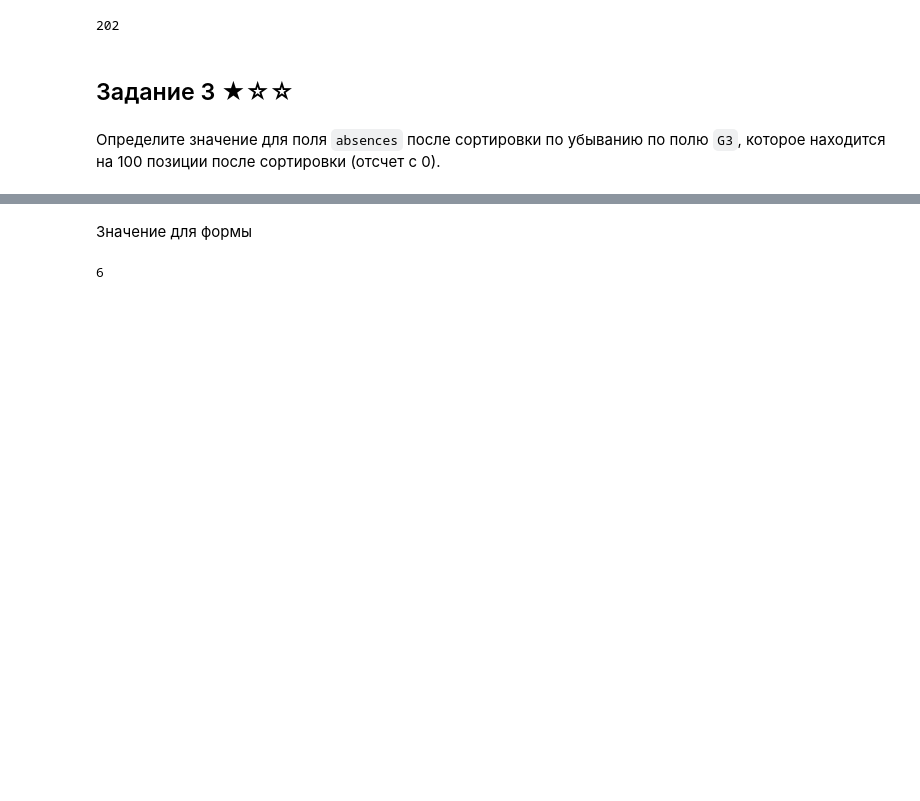
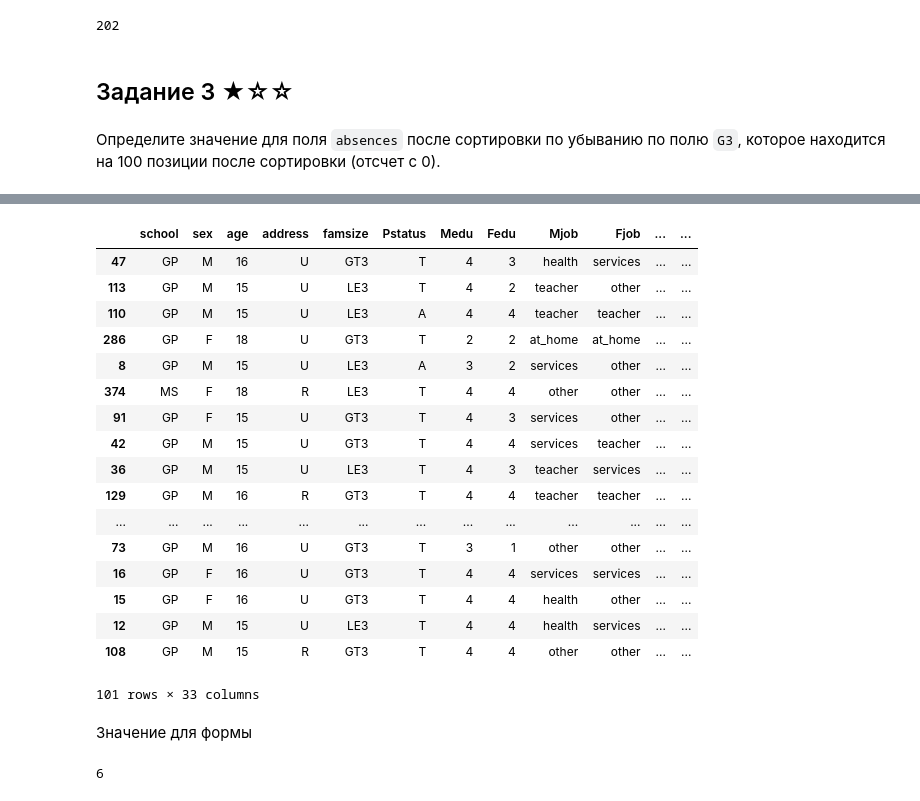
Before and after one commit to Emilien-mipt/DMIA_Industry, a Jupyter notebook: hw01/Pandas_task.ipynb, the cells around one changed output, grey strips where cells are left out. Drawn from its saved outputs; the diff is of its cells as text; code cells hidden in the pictures; blank space fills up the shorter version.

```diff
--- a/hw01/Pandas_task.ipynb
+++ b/hw01/Pandas_task.ipynb
@@ -93,3 +92,24 @@ absences_at_100 = data.sort_values(['G3'], ascending=False).iloc[100, data.colum
+# %%
+ data.sort_values(['G3'], ascending=False).head(101)
+# %% [output]
+|  | school | sex | age | address | famsize | Pstatus | Medu | Fedu | Mjob | Fjob | ... | ... |
+| 47 | GP | M | 16 | U | GT3 | T | 4 | 3 | health | services | ... | ... |
+| 113 | GP | M | 15 | U | LE3 | T | 4 | 2 | teacher | other | ... | ... |
+| 110 | GP | M | 15 | U | LE3 | A | 4 | 4 | teacher | teacher | ... | ... |
+| 286 | GP | F | 18 | U | GT3 | T | 2 | 2 | at_home | at_home | ... | ... |
+| 8 | GP | M | 15 | U | LE3 | A | 3 | 2 | services | other | ... | ... |
+| 374 | MS | F | 18 | R | LE3 | T | 4 | 4 | other | other | ... | ... |
+| 91 | GP | F | 15 | U | GT3 | T | 4 | 3 | services | other | ... | ... |
+| 42 | GP | M | 15 | U | GT3 | T | 4 | 4 | services | teacher | ... | ... |
+| 36 | GP | M | 15 | U | LE3 | T | 4 | 3 | teacher | services | ... | ... |
+| 129 | GP | M | 16 | R | GT3 | T | 4 | 4 | teacher | teacher | ... | ... |
+| ... | ... | ... | ... | ... | ... | ... | ... | ... | ... | ... | ... | ... |
+| 73 | GP | M | 16 | U | GT3 | T | 3 | 1 | other | other | ... | ... |
+| 16 | GP | F | 16 | U | GT3 | T | 4 | 4 | services | services | ... | ... |
+| 15 | GP | F | 16 | U | GT3 | T | 4 | 4 | health | other | ... | ... |
+| 12 | GP | M | 15 | U | LE3 | T | 4 | 4 | health | services | ... | ... |
+| 108 | GP | M | 15 | R | GT3 | T | 4 | 4 | other | other | ... | ... |
+101 rows × 33 columns
 # %% [markdown]
 Значение для формы
 # %%
```
Also changed, not shown: parts of 25 cells of this notebook, 2 other files.
